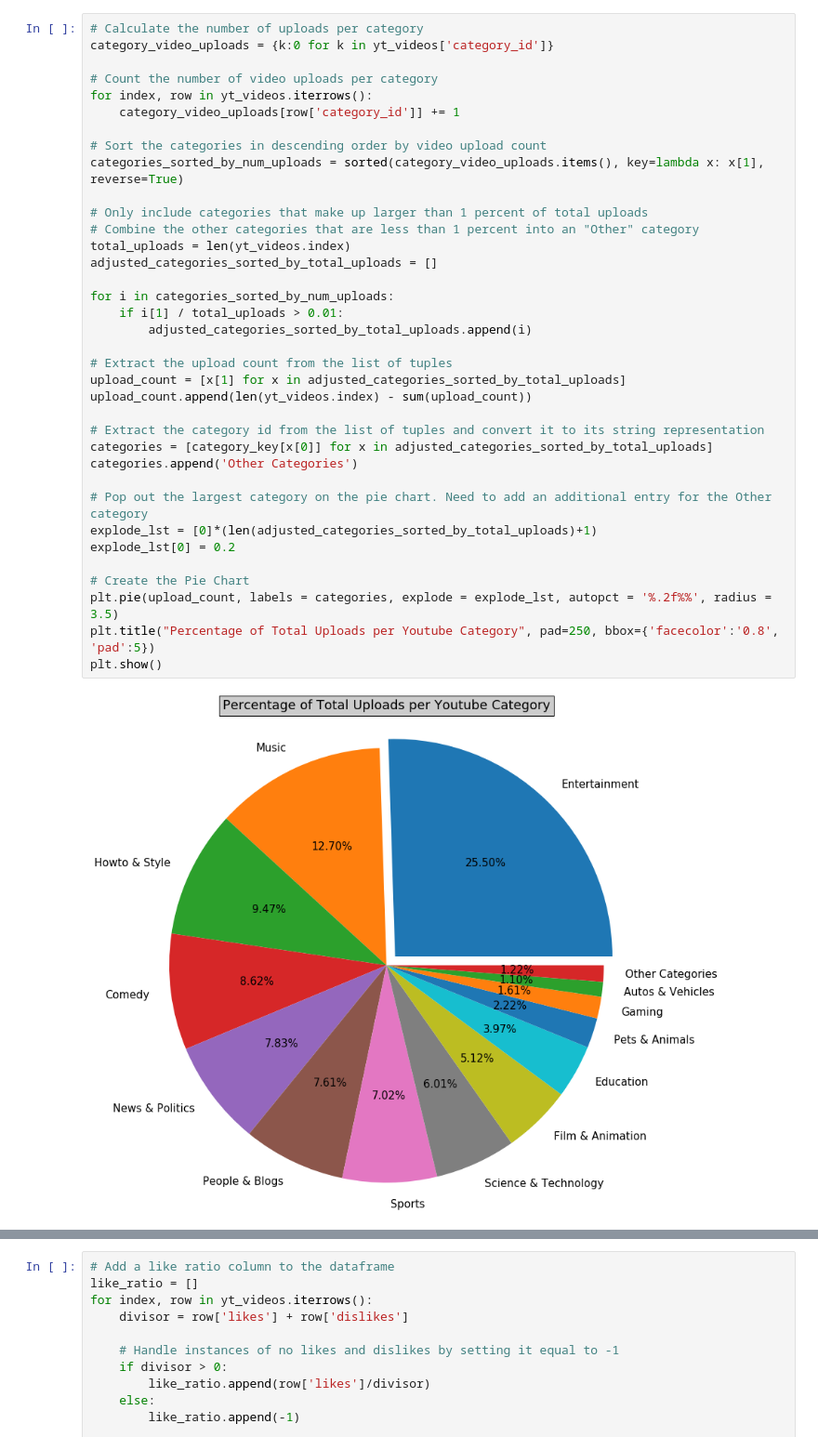
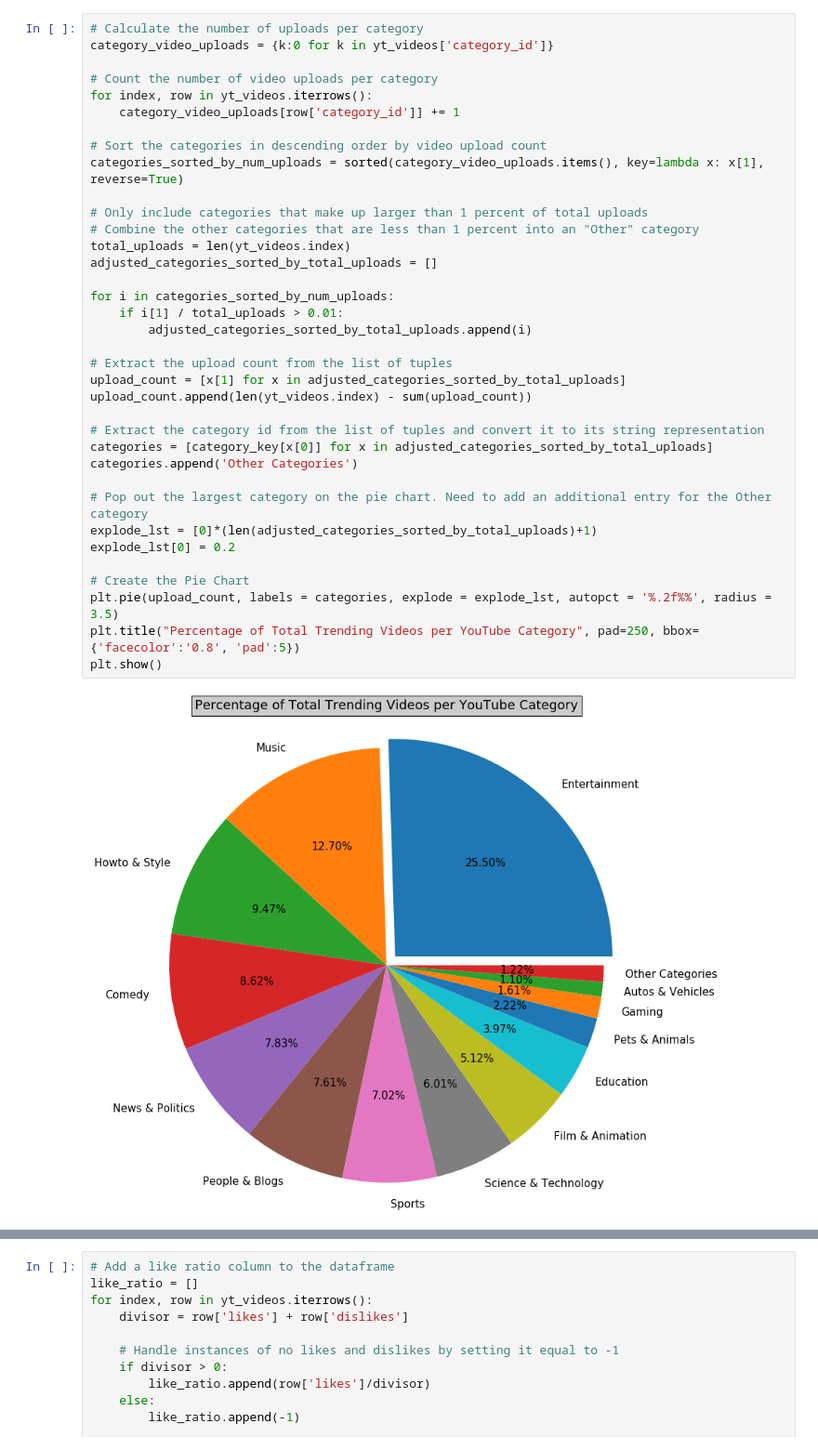
Before and after one commit to NickBoller/NickBoller.github.io, a Jupyter notebook: Final Project.ipynb, the cells around one changed output, grey strips where cells are left out. Shown at 93% size. Saved outputs shown, nothing was run; the diff lists cells and outputs as text.

```diff
--- a/Final Project.ipynb
+++ b/Final Project.ipynb
@@ -147,32 +134,32 @@ for index, row in yt_videos.iterrows():
     category_video_uploads[row['category_id']] += 1
 
 # Sort the categories in descending order by video upload count
 categories_sorted_by_num_uploads = sorted(category_video_uploads.items(), key=lambda x: x[1], reverse=True)
 
 # Only include categories that make up larger than 1 percent of total uploads
 # Combine the other categories that are less than 1 percent into an "Other" category
 total_uploads = len(yt_videos.index)
 adjusted_categories_sorted_by_total_uploads = []
 
 for i in categories_sorted_by_num_uploads:
     if i[1] / total_uploads > 0.01:
         adjusted_categories_sorted_by_total_uploads.append(i)
 
 # Extract the upload count from the list of tuples
 upload_count = [x[1] for x in adjusted_categories_sorted_by_total_uploads]
 upload_count.append(len(yt_videos.index) - sum(upload_count))
 
 # Extract the category id from the list of tuples and convert it to its string representation
 categories = [category_key[x[0]] for x in adjusted_categories_sorted_by_total_uploads]
 categories.append('Other Categories')
 
 # Pop out the largest category on the pie chart. Need to add an additional entry for the Other category
 explode_lst = [0]*(len(adjusted_categories_sorted_by_total_uploads)+1)
 explode_lst[0] = 0.2
 
 # Create the Pie Chart
 plt.pie(upload_count, labels = categories, explode = explode_lst, autopct = '%.2f%%', radius = 3.5)
-plt.title("Percentage of Total Uploads per Youtube Category", pad=250, bbox={'facecolor':'0.8', 'pad':5})
+plt.title("Percentage of Total Trending Videos per YouTube Category", pad=250, bbox={'facecolor':'0.8', 'pad':5})
 plt.show()
 # %% [output]
-[figure, old version]
+[figure, new version]
```
Also changed, not shown: parts of 39 cells of this notebook.
